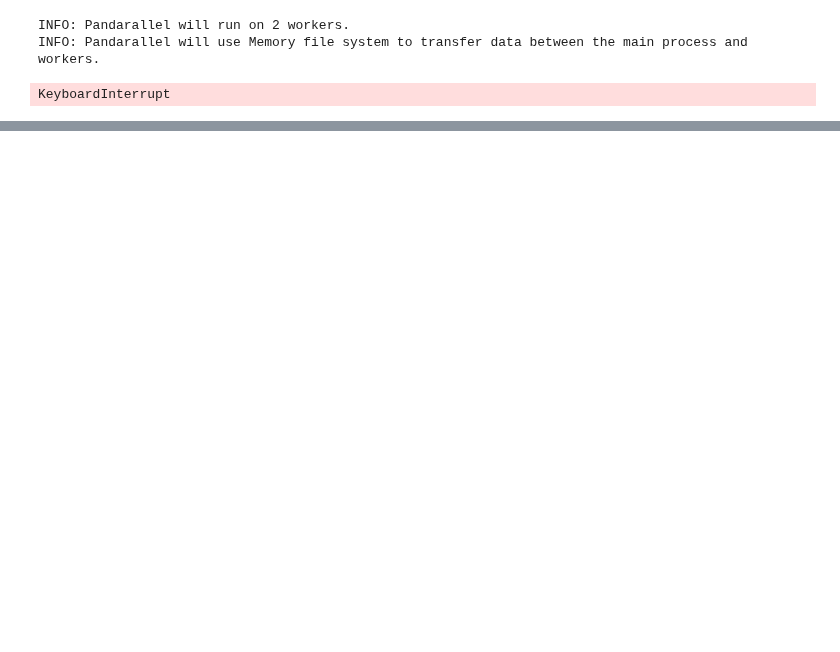
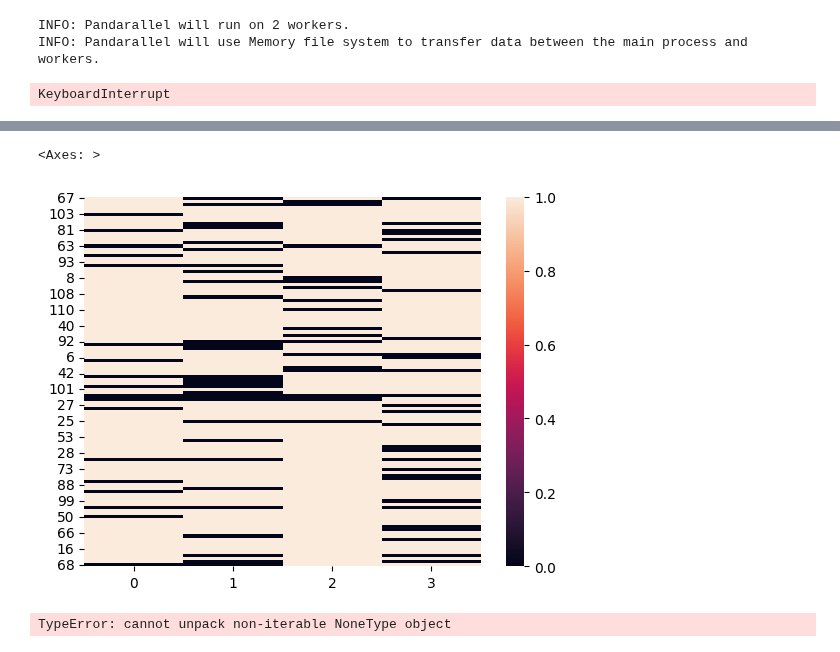
Before and after one commit to RafRomB/imml, a Jupyter notebook: Untitled.ipynb, the cells around one changed output, grey strips where cells are left out. Drawn from its saved outputs; the diff is of its cells as text; code cells hidden in the pictures; blank space fills up the shorter version.

Commit message:
Fixing Amputer
(cherry picked from commit 1f75a6a319258bbc0ed18338837d11230a271f8d)

```diff
--- a/Untitled.ipynb
+++ b/Untitled.ipynb
@@ -254,0 +254,3 @@ DatasetUtils.get_n_complete_samples(Xs=train_Xs), DatasetUtils.get_n_incomplete_
+# %%
+amp = Amputer(p=round(p, 2), mechanism=amputation_mechanism, random_state=random_state + run_n)
+amp.fit_transform(train_Xs)
@@ -260,3 +298,46 @@ metrics.matthews_corrcoef(y_true= y_train, y_pred= kuhn_munkres_algorithm(true_l
+# %%
+import seaborn as sns
+
+dataset_name = "bbcsport"
+amputation_mechanism = "MNAR"
+random_state = 42
+run_n = 1
+p = 0.2
+impute = False
+alg_name = "COCA"
+alg = algorithms[alg_name]
+errors_dict = defaultdict(int)
+names = dataset_name.split("_")
+if "simulated" in names:
+    names = ["_".join(names)]
+x_name,y_name = names if len(names) > 1 else (names[0], "0")
+Xs, y = LoadDataset.load_dataset(dataset_name=x_name, return_y=True, shuffle= False)
+y = y[y_name]
+n_clusters = y.nunique()
+train_Xs = DatasetUtils.shuffle_imvd(Xs=Xs, random_state=random_state + run_n)
+y_train = y.loc[train_Xs[0].index]
+strat = False
+if p != 0:
+    if amputation_mechanism == "EDM":
+        try:
+            assert n_clusters < len(train_Xs[0]) * (1-p)
+        except AssertionError as exception:
+            raise AssertionError(f"{exception}; n_clusters < len(train_Xs[0]) * (1-p)")
+        amp = Amputer(p=round(p, 2), mechanism=amputation_mechanism, random_state=random_state + run_n,
+                     assess_percentage=True, stratify=y_train)
+        try:
+            train_Xs = amp.fit_transform(train_Xs)
+            strat = True
+        except ValueError:
+            amp.set_params(**{"stratify": None})
+            train_Xs = amp.fit_transform(train_Xs)
+    else:
+        amp = Amputer(p=round(p, 2), mechanism=amputation_mechanism, random_state=random_state + run_n)
+        train_Xs = amp.fit_transform(train_Xs)
+sns.heatmap(DatasetUtils.get_missing_view_profile(Xs=train_Xs))
+# %% [output]
+<Axes: >
+[figure, added]
 # %%
 from sklearn.pipeline import make_pipeline
 from sklearn.impute import SimpleImputer
@@ -272,6 +353,8 @@ Xs = pipeline.fit_transform(Xs)
 estimator = DAIMC(n_clusters = 2)
 labels = estimator.fit_predict(Xs)
 labels
+# %% [output]
+TypeError: cannot unpack non-iterable NoneType object
 # %%
 import oct2py
 
```
Also changed, not shown: parts of 5 cells of this notebook, 5 other files.
